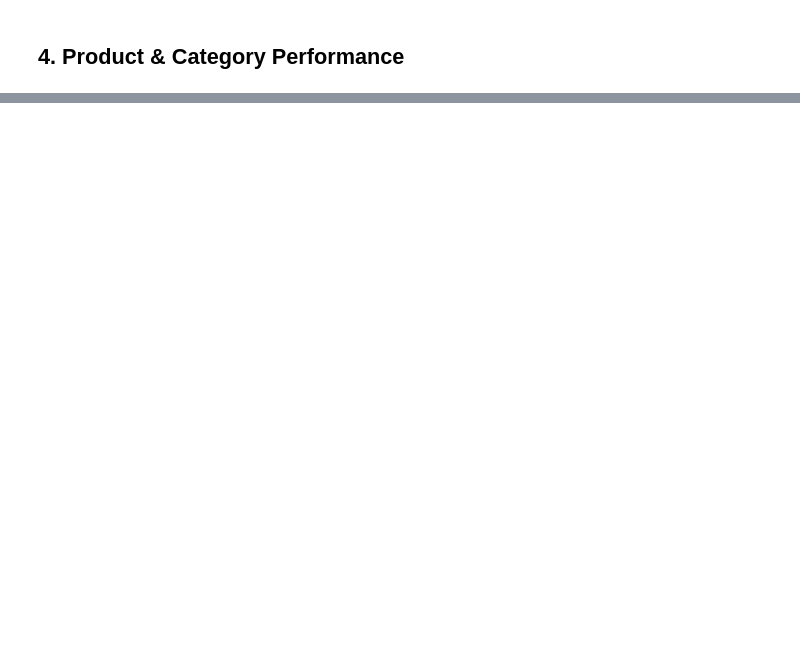
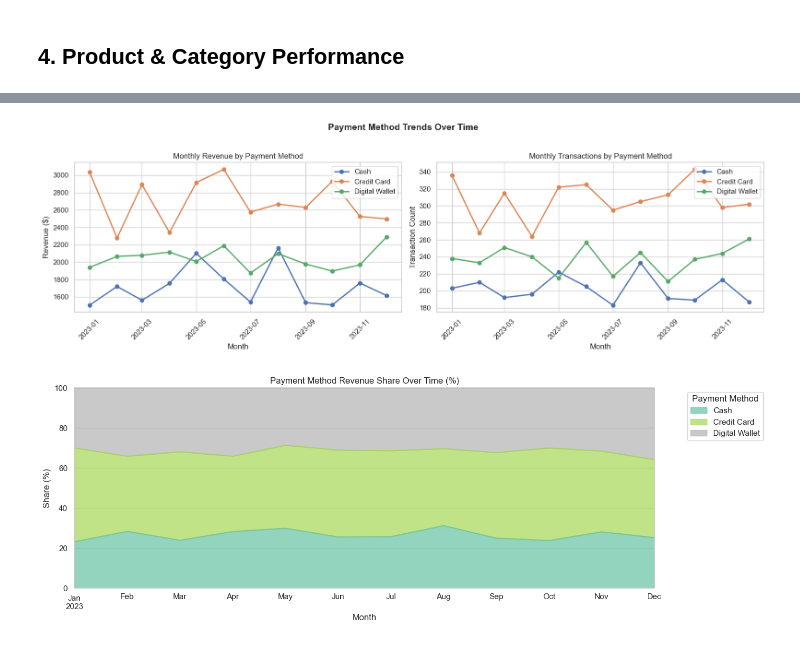
Before and after one commit to monish-ssc/canai-cafe-team-a, a Jupyter notebook: notebooks/02_eda_insights.ipynb, the cells around one changed output, grey strips where cells are left out. Cells and saved outputs as stored; diff of their text form; code cells hidden in the pictures; blank space fills up the shorter version.

```diff
--- a/notebooks/02_eda_insights.ipynb
+++ b/notebooks/02_eda_insights.ipynb
@@ -331,0 +729,55 @@ print(f"5. Seasonality: Revenue is evenly distributed across quarters ({q_min:.0
+# %%
+### 6.2 Payment Method Trends Over Time
+
+payment_known = df[df['Payment Method'] != 'Unknown'].copy()
+
+monthly_payment = (
+    payment_known
+    .groupby([pd.Grouper(key='Transaction Date', freq='MS'), 'Payment Method'])
+    .agg(revenue=('Total Spent', 'sum'), transactions=('Transaction ID', 'count'))
+    .reset_index()
+)
+
+fig, axes = plt.subplots(1, 2, figsize=(16, 5))
+
+for method in sorted(payment_known['Payment Method'].unique()):
+    subset = monthly_payment[monthly_payment['Payment Method'] == method]
+    axes[0].plot(subset['Transaction Date'], subset['revenue'], marker='o', label=method, linewidth=2)
+    axes[1].plot(subset['Transaction Date'], subset['transactions'], marker='o', label=method, linewidth=2)
+
+axes[0].set_title('Monthly Revenue by Payment Method')
+axes[0].set_ylabel('Revenue ($)')
+axes[0].set_xlabel('Month')
+axes[0].legend()
+axes[0].tick_params(axis='x', rotation=45)
+
+axes[1].set_title('Monthly Transactions by Payment Method')
+axes[1].set_ylabel('Transaction Count')
+axes[1].set_xlabel('Month')
+axes[1].legend()
+axes[1].tick_params(axis='x', rotation=45)
+
+plt.suptitle('Payment Method Trends Over Time', fontsize=14, fontweight='bold', y=1.02)
+plt.tight_layout()
+plt.savefig(f'{CHARTS_DIR}payment_method_trends.png', dpi=150, bbox_inches='tight')
+plt.show()
+
+# Monthly share of each payment method
+monthly_share = monthly_payment.pivot_table(
+    index='Transaction Date', columns='Payment Method', values='revenue', fill_value=0
+)
+monthly_share_pct = monthly_share.div(monthly_share.sum(axis=1), axis=0) * 100
+
+fig, ax = plt.subplots(figsize=(14, 5))
+monthly_share_pct.plot.area(ax=ax, alpha=0.7, colormap='Set2')
+ax.set_title('Payment Method Revenue Share Over Time (%)')
+ax.set_ylabel('Share (%)')
+ax.set_xlabel('Month')
+ax.set_ylim(0, 100)
+ax.legend(title='Payment Method', bbox_to_anchor=(1.05, 1), loc='upper left')
+plt.tight_layout()
+plt.savefig(f'{CHARTS_DIR}payment_method_share_trend.png', dpi=150, bbox_inches='tight')
+plt.show()
+# %% [output]
+[figure, added]
+[figure, added]
```
Also changed, not shown: parts of 14 cells of this notebook, 12 other files.
